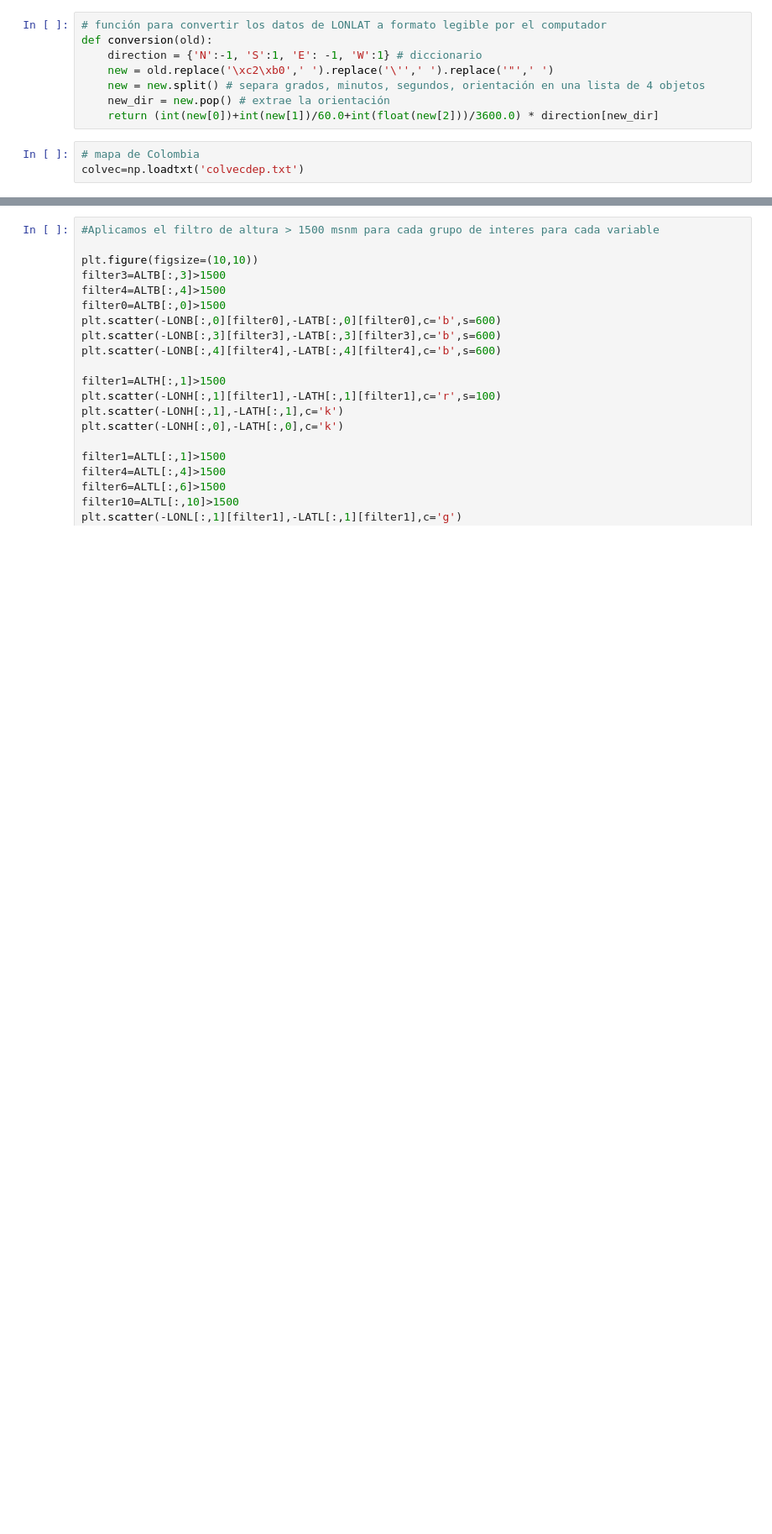
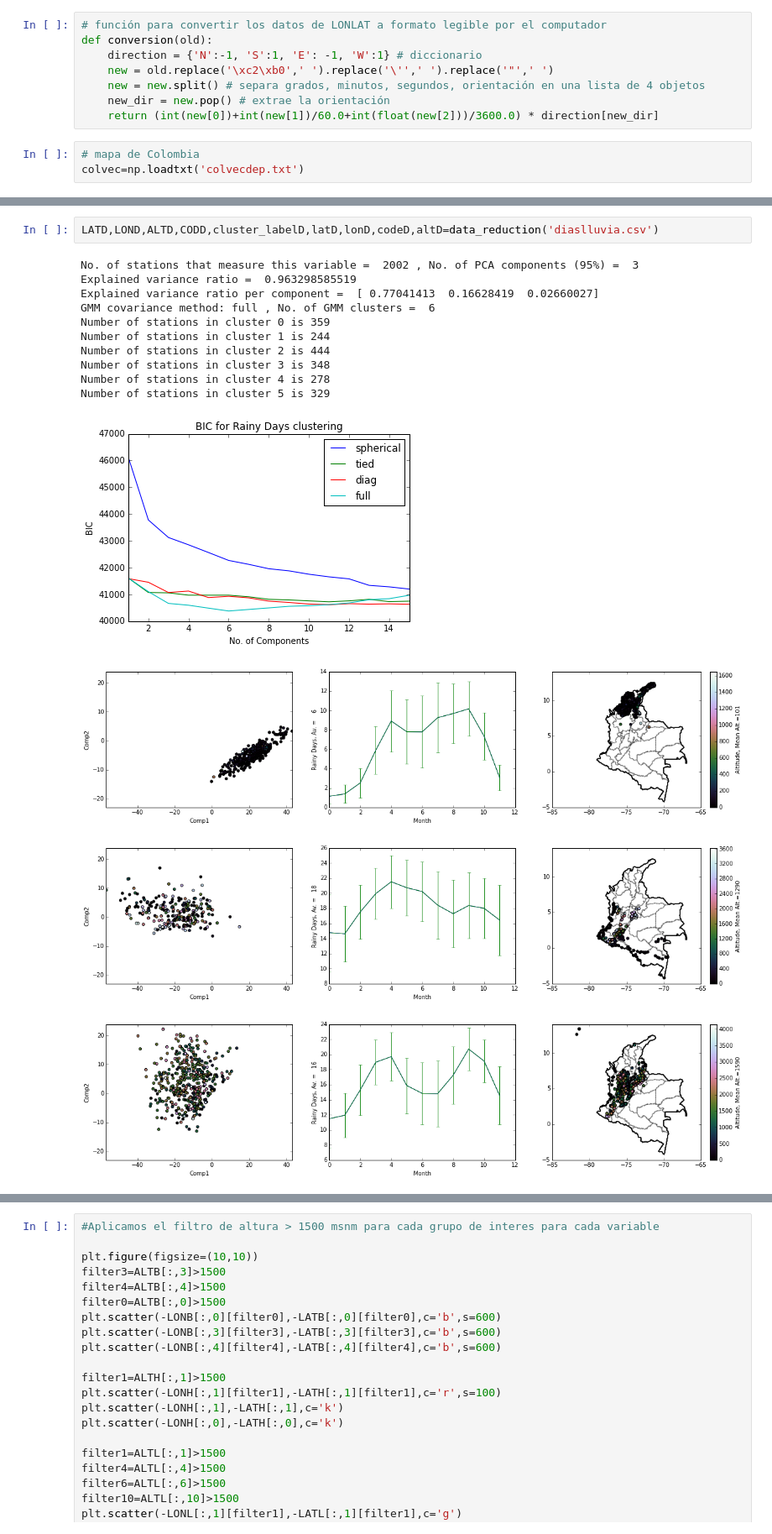
Before and after one commit to saint-germain/ideam, a Jupyter notebook: PCA-IDEAM-WC.ipynb, the cells around one changed output, grey strips where cells are left out. Shown at 84% size. Drawn from its saved outputs; the diff is of its cells as text; blank space fills up the shorter version.

```diff
--- a/PCA-IDEAM-WC.ipynb
+++ b/PCA-IDEAM-WC.ipynb
@@ -124,0 +204,17 @@ Number of stations in cluster 1 is 187
+# %%
+LATD,LOND,ALTD,CODD,cluster_labelD,latD,lonD,codeD,altD=data_reduction('diaslluvia.csv')
+# %% [output]
+No. of stations that measure this variable =  2002 , No. of PCA components (95%) =  3
+Explained variance ratio =  0.963298585519
+Explained variance ratio per component =  [ 0.77041413  0.16628419  0.02660027]
+GMM covariance method: full , No. of GMM clusters =  6
+Number of stations in cluster 0 is 359
+Number of stations in cluster 1 is 244
+Number of stations in cluster 2 is 444
+Number of stations in cluster 3 is 348
+Number of stations in cluster 4 is 278
+Number of stations in cluster 5 is 329
+[figure, added]
+[figure, added]
+[figure, added]
+[figure, added]
```
Also changed, not shown: parts of 18 cells of this notebook, 1 other file.
